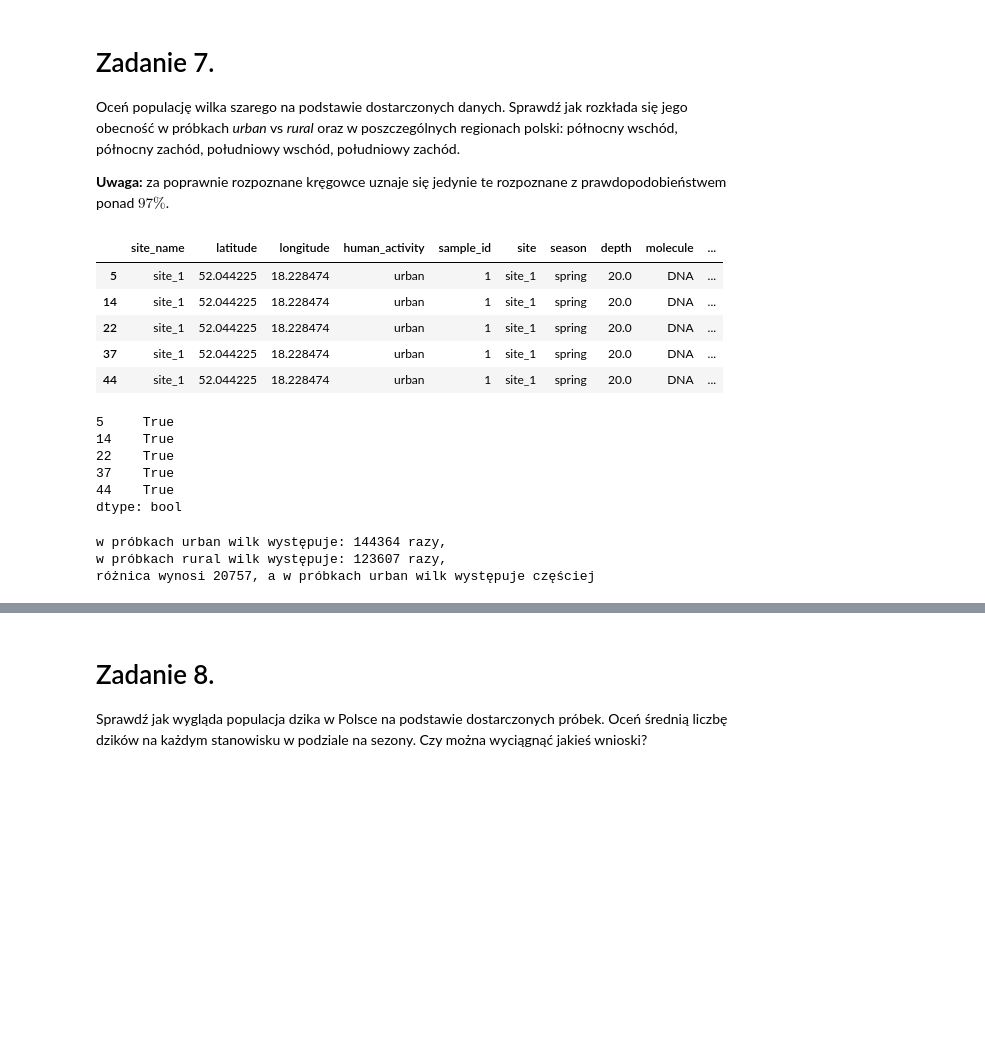
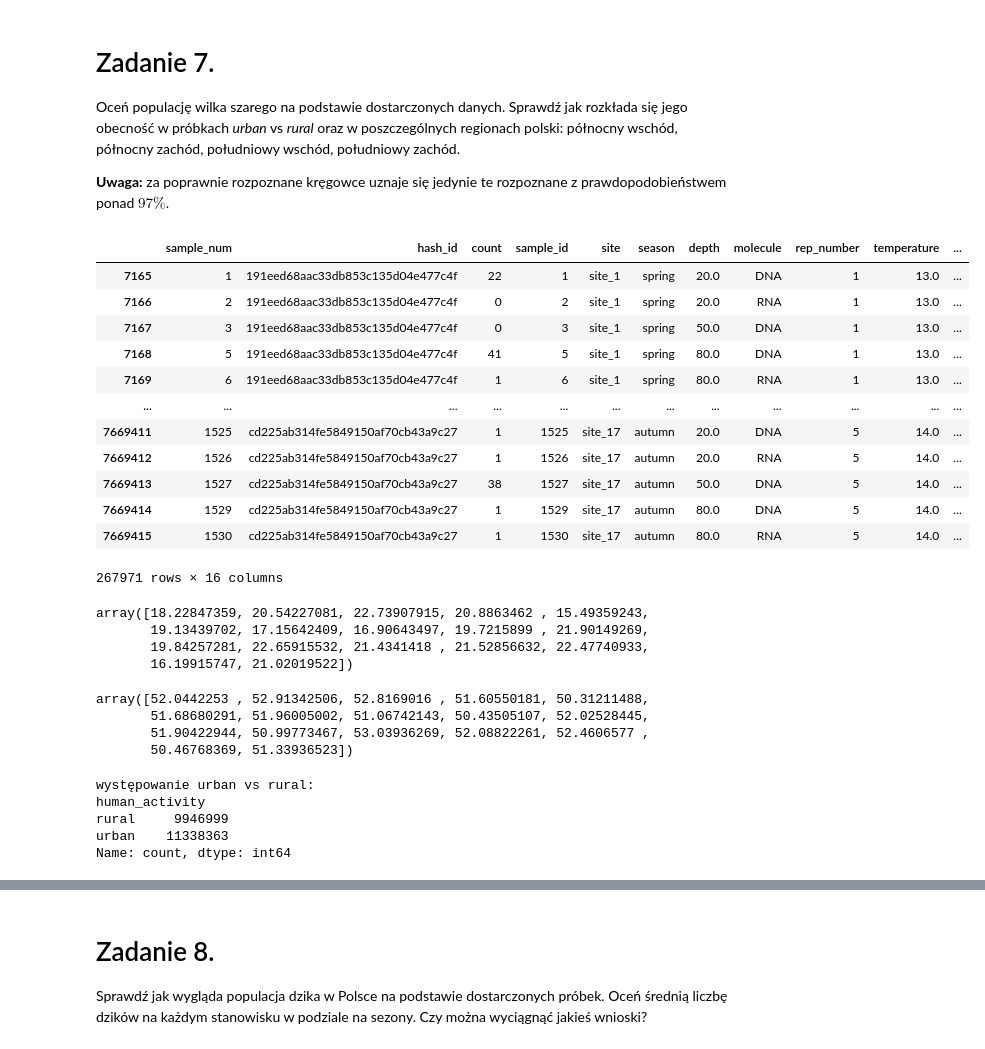
Before and after one commit to ligusoliwia/podstawy_programowania, a Jupyter notebook: SEM2/moduły_python/prace_domowe/pandas_2.ipynb, the cells around one changed output, grey strips where cells are left out. Saved outputs shown, nothing was run; the diff lists cells and outputs as text; code cells hidden in the pictures; blank space fills up the shorter version.

```diff
--- a/SEM2/moduły_python/prace_domowe/pandas_2.ipynb
+++ b/SEM2/moduły_python/prace_domowe/pandas_2.ipynb
@@ -658,0 +625,5 @@ rural_clean.head()
+# %%
+biom_smpl = pd.merge(biom_melt, samples,
+                     left_on="sample_num",
+                     right_on="sample_id")
+biom_smpl.head()
@@ -658,0 +637,6 @@ rural_clean.head()
+# %%
+biom_smpl_st = pd.merge(
+    biom_smpl,
+    sites,
+    left_on="site",
+    right_on="site_name")
@@ -667,16 +697,37 @@ Oceń populację wilka szarego na podstawie dostarczonych danych. Sprawdź jak r
 # %%
 #wilk szary - canis lupus
 wilk = tax_full[tax_full["taxonomy_name"] == "Canis lupus"]
 wilk = wilk[wilk["percentage"] > 97]
 wilk_hashlist = wilk["hash_id"].to_list()
 #tablica z wilczkami wszystko
-woof = st_smpl_biom[st_smpl_biom["hash_id"].isin(wilk_hashlist)]
-woof.head()
+woof = biom_smpl_st[biom_smpl_st["hash_id"].isin(wilk_hashlist)]
+woof
 # %% [output]
-|  | site_name | latitude | longitude | human_activity | sample_id | site | season | depth | molecule | ... |
-| 5 | site_1 | 52.044225 | 18.228474 | urban | 1 | site_1 | spring | 20.0 | DNA | ... |
-| 14 | site_1 | 52.044225 | 18.228474 | urban | 1 | site_1 | spring | 20.0 | DNA | ... |
-| 22 | site_1 | 52.044225 | 18.228474 | urban | 1 | site_1 | spring | 20.0 | DNA | ... |
-| 37 | site_1 | 52.044225 | 18.228474 | urban | 1 | site_1 | spring | 20.0 | DNA | ... |
-| 44 | site_1 | 52.044225 | 18.228474 | urban | 1 | site_1 | spring | 20.0 | DNA | ... |
+|  | sample_num | hash_id | count | sample_id | site | season | depth | molecule | rep_number | temperature | ... |
+| 7165 | 1 | 191eed68aac33db853c135d04e477c4f | 22 | 1 | site_1 | spring | 20.0 | DNA | 1 | 13.0 | ... |
+| 7166 | 2 | 191eed68aac33db853c135d04e477c4f | 0 | 2 | site_1 | spring | 20.0 | RNA | 1 | 13.0 | ... |
+| 7167 | 3 | 191eed68aac33db853c135d04e477c4f | 0 | 3 | site_1 | spring | 50.0 | DNA | 1 | 13.0 | ... |
+| 7168 | 5 | 191eed68aac33db853c135d04e477c4f | 41 | 5 | site_1 | spring | 80.0 | DNA | 1 | 13.0 | ... |
+| 7169 | 6 | 191eed68aac33db853c135d04e477c4f | 1 | 6 | site_1 | spring | 80.0 | RNA | 1 | 13.0 | ... |
+| ... | ... | ... | ... | ... | ... | ... | ... | ... | ... | ... | ... |
+| 7669411 | 1525 | cd225ab314fe5849150af70cb43a9c27 | 1 | 1525 | site_17 | autumn | 20.0 | DNA | 5 | 14.0 | ... |
+| 7669412 | 1526 | cd225ab314fe5849150af70cb43a9c27 | 1 | 1526 | site_17 | autumn | 20.0 | RNA | 5 | 14.0 | ... |
+| 7669413 | 1527 | cd225ab314fe5849150af70cb43a9c27 | 38 | 1527 | site_17 | autumn | 50.0 | DNA | 5 | 14.0 | ... |
+| 7669414 | 1529 | cd225ab314fe5849150af70cb43a9c27 | 1 | 1529 | site_17 | autumn | 80.0 | DNA | 5 | 14.0 | ... |
+| 7669415 | 1530 | cd225ab314fe5849150af70cb43a9c27 | 1 | 1530 | site_17 | autumn | 80.0 | RNA | 5 | 14.0 | ... |
+267971 rows × 16 columns
+# %%
+woof["longitude"].unique()
+# %% [output]
+array([18.22847359, 20.54227081, 22.73907915, 20.8863462 , 15.49359243,
+       19.13439702, 17.15642409, 16.90643497, 19.7215899 , 21.90149269,
+       19.84257281, 22.65915532, 21.4341418 , 21.52856632, 22.47740933,
+       16.19915747, 21.02019522])
+# %%
+woof["latitude"].unique()
+# %% [output]
+array([52.0442253 , 52.91342506, 52.8169016 , 51.60550181, 50.31211488,
+       51.68680291, 51.96005002, 51.06742143, 50.43505107, 52.02528445,
+       51.90422944, 50.99773467, 53.03936269, 52.08822261, 52.4606577 ,
+       50.46768369, 51.33936523])
 # %%
@@ -688,12 +734,3 @@ w_sw = (woof["latitude"] < 0) & (woof["longitude"] < 0)
 #środowisko
 w_urban = woof[woof["human_activity"] == "urban"]
 w_rural = woof[woof["human_activity"] == "rural"]
-# %%
-w_ne.head()
-# %% [output]
-5     True
-14    True
-22    True
-37    True
-44    True
-dtype: bool
@@ -706,9 +736,0 @@ count_wrural = w_rural["count"].value_counts().sum()
-# %%
-r = (count_wurban - count_wrural)
-print(f'''w próbkach urban wilk występuje: {count_wurban} razy,
-w próbkach rural wilk występuje: {count_wrural} razy,
-różnica wynosi {r}, a w próbkach urban wilk występuje częściej''')
-# %% [output]
-w próbkach urban wilk występuje: 144364 razy,
-w próbkach rural wilk występuje: 123607 razy,
-różnica wynosi 20757, a w próbkach urban wilk występuje częściej
@@ -714,0 +755,10 @@ różnica wynosi 20757, a w próbkach urban wilk występuje częściej
+# %%
+wolf_env = woof.groupby('human_activity')['count'].sum()
+print("występowanie urban vs rural:")
+print(wolf_env)
+# %% [output]
+występowanie urban vs rural:
+human_activity
+rural     9946999
+urban    11338363
+Name: count, dtype: int64
```
Also changed, not shown: parts of 22 cells of this notebook.
